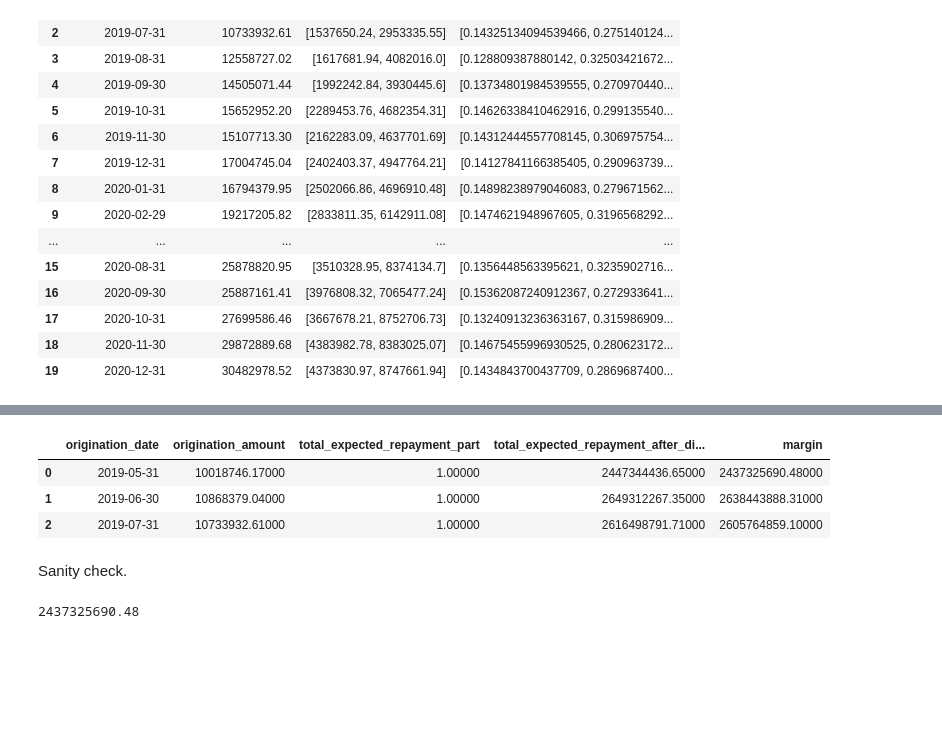
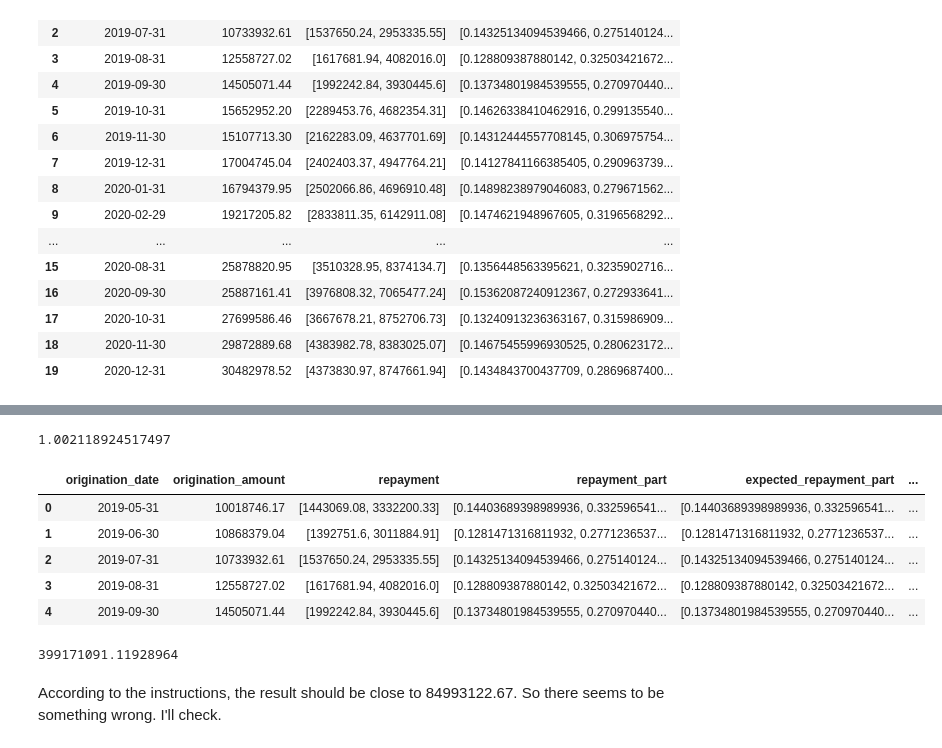
Before and after one commit to nug1209/PwC_Switzerland_Digital_Intelligence_Virtual_Case_Experience, a Jupyter notebook: PwC_Task_3.ipynb, the cells around one changed output, grey strips where cells are left out. Drawn from its saved outputs; the diff is of its cells as text; code cells hidden in the pictures; blank space fills up the shorter version.

```diff
--- a/PwC_Task_3.ipynb
+++ b/PwC_Task_3.ipynb
@@ -176,10 +182,9 @@ def expected_repayment_part(p):
 
     pi = max(calc6, 0)
 
-    # pi = 99.79 * pi
+    pi = pi * remaining_part_after_discount_per_month / 100
 
     p.append(pi)
 
-    # i += 1
 
   return p
@@ -232,20 +212,30 @@ df_agg['total_expected_repayment'] = df_agg['total_expected_repayment_part'] * d
-# %%
-df_agg['total_expected_repayment_after_discount'] = df_agg['total_expected_repayment'] * 97.5 * 30 / 12
-# %%
-df_agg['margin'] = df_agg['total_expected_repayment_after_discount'] - df_agg['origination_amount']
+# %%
+sum(expected_repayment_part(p))
+# %% [output]
+1.002118924517497
+# %%
+df_agg['expected_repayment_part'] = df_agg['repayment_part'].apply(expected_repayment_part)
+df_agg['total_expected_repayment_part'] = df_agg['expected_repayment_part'].apply(sum)
+df_agg['total_expected_repayment'] = df_agg['total_expected_repayment_part'] * df_agg['origination_amount']
+df_agg['margin'] = df_agg['total_expected_repayment'] - df_agg['origination_amount']
+# %%
+df_agg.head()
+# %% [output]
+|  | origination_date | origination_amount | repayment | repayment_part | expected_repayment_part | ... |
+| 0 | 2019-05-31 | 10018746.17 | [1443069.08, 3332200.33] | [0.14403689398989936, 0.332596541... | [0.14403689398989936, 0.332596541... | ... |
+| 1 | 2019-06-30 | 10868379.04 | [1392751.6, 3011884.91] | [0.1281471316811932, 0.2771236537... | [0.1281471316811932, 0.2771236537... | ... |
+| 2 | 2019-07-31 | 10733932.61 | [1537650.24, 2953335.55] | [0.14325134094539466, 0.275140124... | [0.14325134094539466, 0.275140124... | ... |
+| 3 | 2019-08-31 | 12558727.02 | [1617681.94, 4082016.0] | [0.128809387880142, 0.32503421672... | [0.128809387880142, 0.32503421672... | ... |
+| 4 | 2019-09-30 | 14505071.44 | [1992242.84, 3930445.6] | [0.13734801984539555, 0.270970440... | [0.13734801984539555, 0.270970440... | ... |
+# %%
+df_agg['total_expected_repayment'].sum()
+# %% [output]
+399171091.11928964
+# %% [markdown]
+According to the instructions, the result should be close to 84993122.67. So there seems to be something wrong. I'll check.
 # %%
-pd.set_option('display.float_format', lambda x: '%.5f' % x)
-df_result = df_agg[['origination_date', 'origination_amount', 'total_expected_repayment_part', 'total_expected_repayment_after_discount', 'margin']].round(2)
-# df_result.apply(lambda x: '%.5f % x, axis=1')
-df_result.head(3)
+# pd.set_option('display.float_format', lambda x: '%.5f' % x)
+# pd.reset_option('^display.', silent=True)
+# df_result = df_agg[['origination_date', 'origination_amount', 'total_expected_repayment_part', 'total_expected_repayment_after_discount', 'margin']]
+
+# df_result.head(3)
-# %% [output]
-|  | origination_date | origination_amount | total_expected_repayment_part | total_expected_repayment_after_di... | margin |
-| 0 | 2019-05-31 | 10018746.17000 | 1.00000 | 2447344436.65000 | 2437325690.48000 |
-| 1 | 2019-06-30 | 10868379.04000 | 1.00000 | 2649312267.35000 | 2638443888.31000 |
-| 2 | 2019-07-31 | 10733932.61000 | 1.00000 | 2616498791.71000 | 2605764859.10000 |
-# %% [markdown]
-Sanity check.
-# %%
-2447344436.65 - 10018746.17
-# %% [output]
-2437325690.48
```
Also changed, not shown: parts of 6 cells of this notebook.
